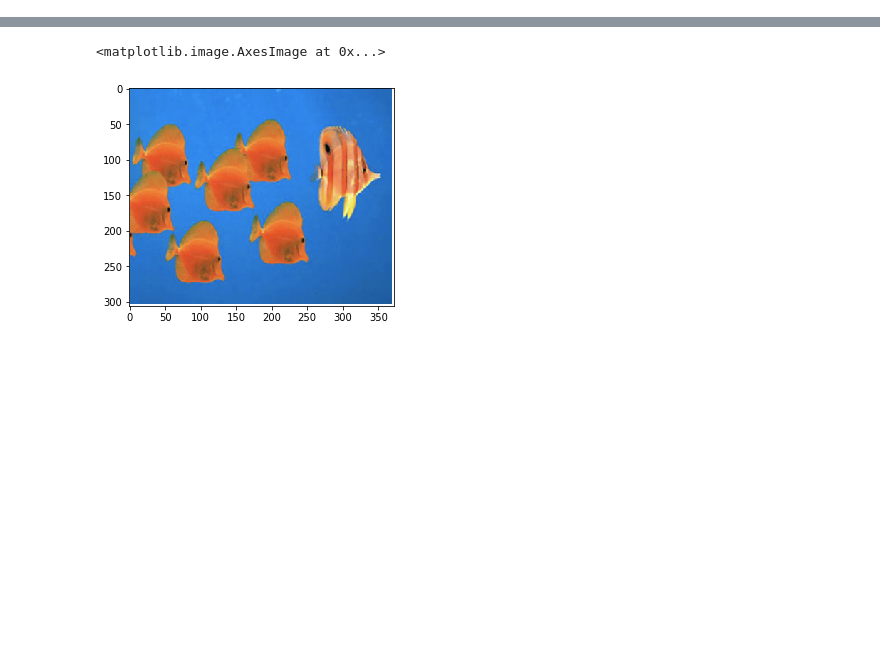
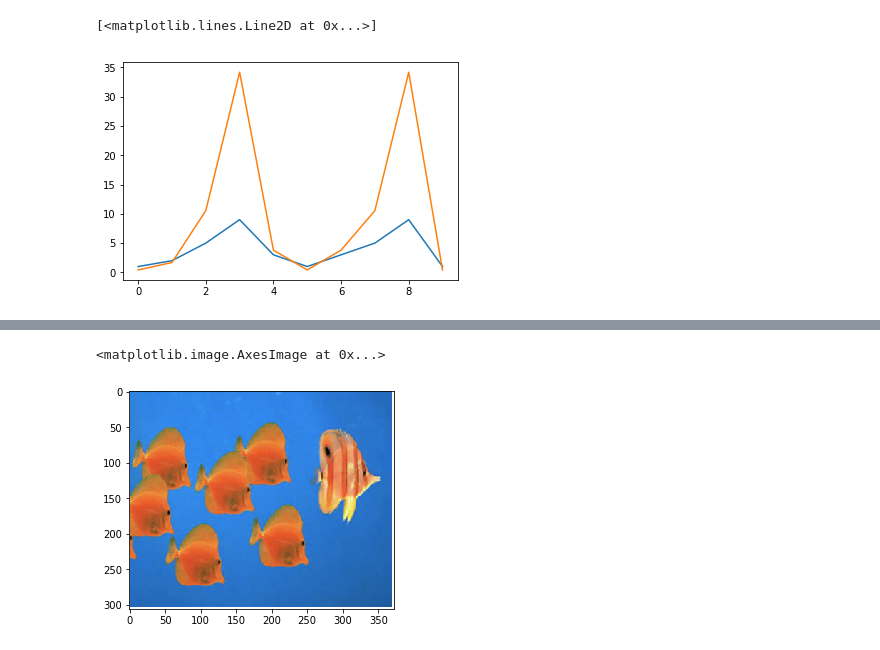
Before and after one commit to Akieras16/neuro1401, a Jupyter notebook: project_one/project_one.ipynb, the cells around one changed output, grey strips where cells are left out. Cells and saved outputs as stored; diff of their text form; code cells hidden in the pictures; blank space fills up the shorter version.

```diff
--- a/project_one/project_one.ipynb
+++ b/project_one/project_one.ipynb
@@ -28,6 +28,7 @@ def normalize_adapt(im, gamma, sigma):
     #sig = signal.convolve(weights, ker)
 # %%
 arr = np.asarray([1, 3, 5, 7, 9])
+arr2 = np.asarray([1, 2, 5, 9, 3, 1, 3, 5, 9, 1])
 
 print(normalize(arr, 10, .01))
 # %% [output]
@@ -39,0 +47,6 @@ NameError: name 'plt' is not defined
+# %%
+plt.plot(range(10), arr2)
+plt.plot(range(10), normalize(arr2, 100, 0.1))
+# %% [output]
+[<matplotlib.lines.Line2D at 0x...>]
+[figure, added]
```
Also changed, not shown: parts of 7 cells of this notebook, 1 other file.
